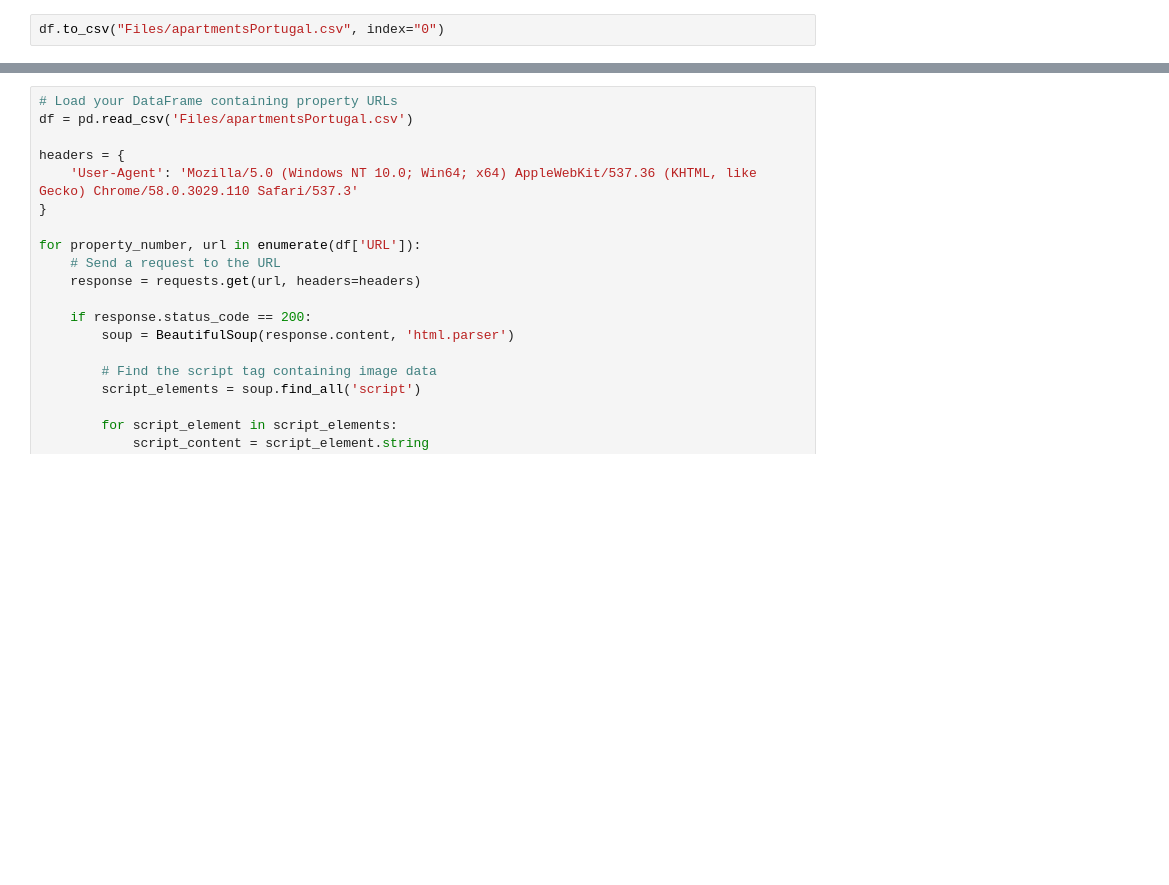
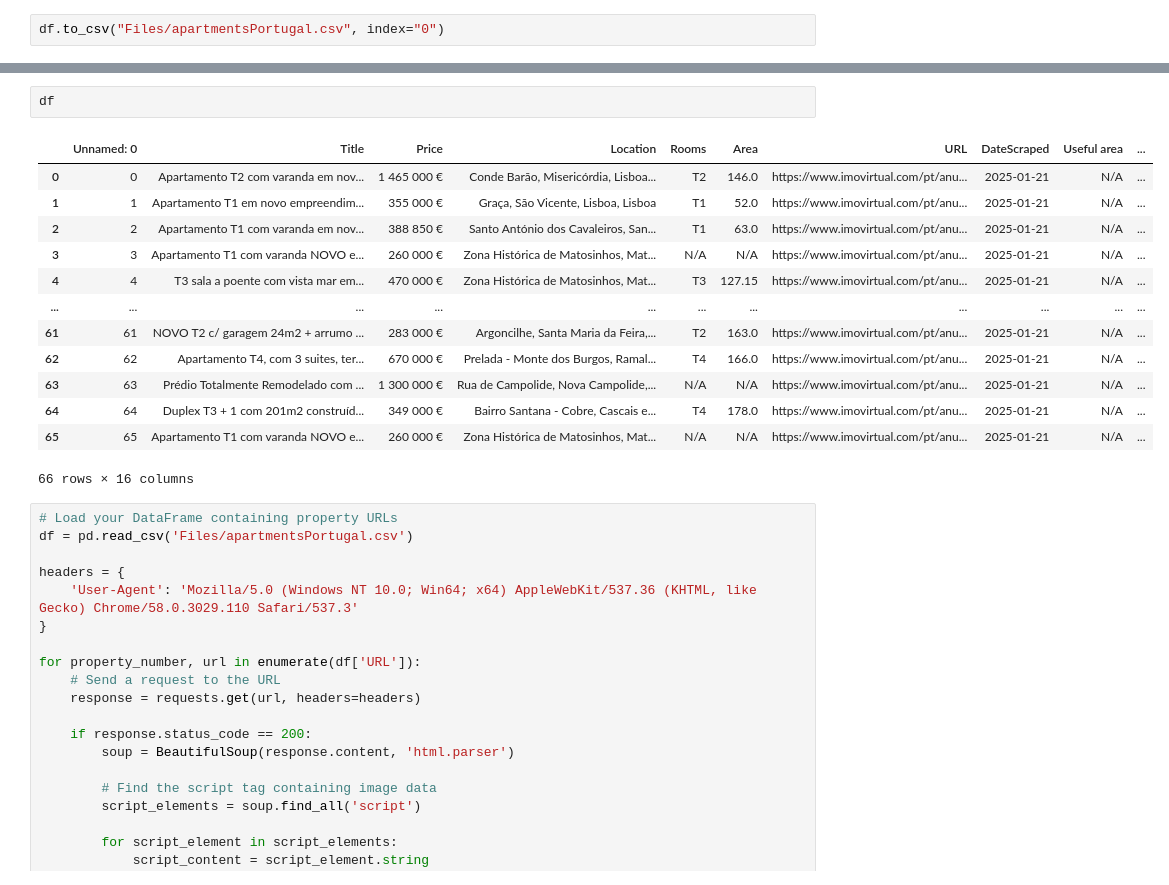
Before and after one commit to BillDFrank/Predict-apartment-price-Project, a Jupyter notebook: Main/Scrape Data.ipynb, the cells around one changed output, grey strips where cells are left out. Saved outputs shown, nothing was run; the diff lists cells and outputs as text; blank space fills up the shorter version.

Commit message:
Fixed Areas, Bathrooms and rooms.

```diff
--- a/Main/Scrape Data.ipynb
+++ b/Main/Scrape Data.ipynb
@@ -278,3 +338,19 @@ print("Information extracted and added to apartmentsPortugal.csv.")
+# %%
+df
+# %% [output]
+|  | Unnamed: 0 | Title | Price | Location | Rooms | Area | URL | DateScraped | Useful area | ... |
+| 0 | 0 | Apartamento T2 com varanda em nov... | 1 465 000 € | Conde Barão, Misericórdia, Lisboa... | T2 | 146.0 | https://www.imovirtual.com/pt/anu... | 2025-01-21 | N/A | ... |
+| 1 | 1 | Apartamento T1 em novo empreendim... | 355 000 € | Graça, São Vicente, Lisboa, Lisboa | T1 | 52.0 | https://www.imovirtual.com/pt/anu... | 2025-01-21 | N/A | ... |
+| 2 | 2 | Apartamento T1 com varanda em nov... | 388 850 € | Santo António dos Cavaleiros, San... | T1 | 63.0 | https://www.imovirtual.com/pt/anu... | 2025-01-21 | N/A | ... |
+| 3 | 3 | Apartamento T1 com varanda NOVO e... | 260 000 € | Zona Histórica de Matosinhos, Mat... | N/A | N/A | https://www.imovirtual.com/pt/anu... | 2025-01-21 | N/A | ... |
+| 4 | 4 | T3 sala a poente com vista mar em... | 470 000 € | Zona Histórica de Matosinhos, Mat... | T3 | 127.15 | https://www.imovirtual.com/pt/anu... | 2025-01-21 | N/A | ... |
+| ... | ... | ... | ... | ... | ... | ... | ... | ... | ... | ... |
+| 61 | 61 | NOVO T2 c/ garagem 24m2 + arrumo ... | 283 000 € | Argoncilhe, Santa Maria da Feira,... | T2 | 163.0 | https://www.imovirtual.com/pt/anu... | 2025-01-21 | N/A | ... |
+| 62 | 62 | Apartamento T4, com 3 suites, ter... | 670 000 € | Prelada - Monte dos Burgos, Ramal... | T4 | 166.0 | https://www.imovirtual.com/pt/anu... | 2025-01-21 | N/A | ... |
+| 63 | 63 | Prédio Totalmente Remodelado com ... | 1 300 000 € | Rua de Campolide, Nova Campolide,... | N/A | N/A | https://www.imovirtual.com/pt/anu... | 2025-01-21 | N/A | ... |
+| 64 | 64 | Duplex T3 + 1 com 201m2 construíd... | 349 000 € | Bairro Santana - Cobre, Cascais e... | T4 | 178.0 | https://www.imovirtual.com/pt/anu... | 2025-01-21 | N/A | ... |
+| 65 | 65 | Apartamento T1 com varanda NOVO e... | 260 000 € | Zona Histórica de Matosinhos, Mat... | N/A | N/A | https://www.imovirtual.com/pt/anu... | 2025-01-21 | N/A | ... |
+66 rows × 16 columns
 # %%
 # Load your DataFrame containing property URLs
 df = pd.read_csv('Files/apartmentsPortugal.csv')
```
Also changed, not shown: parts of 3 cells of this notebook.
